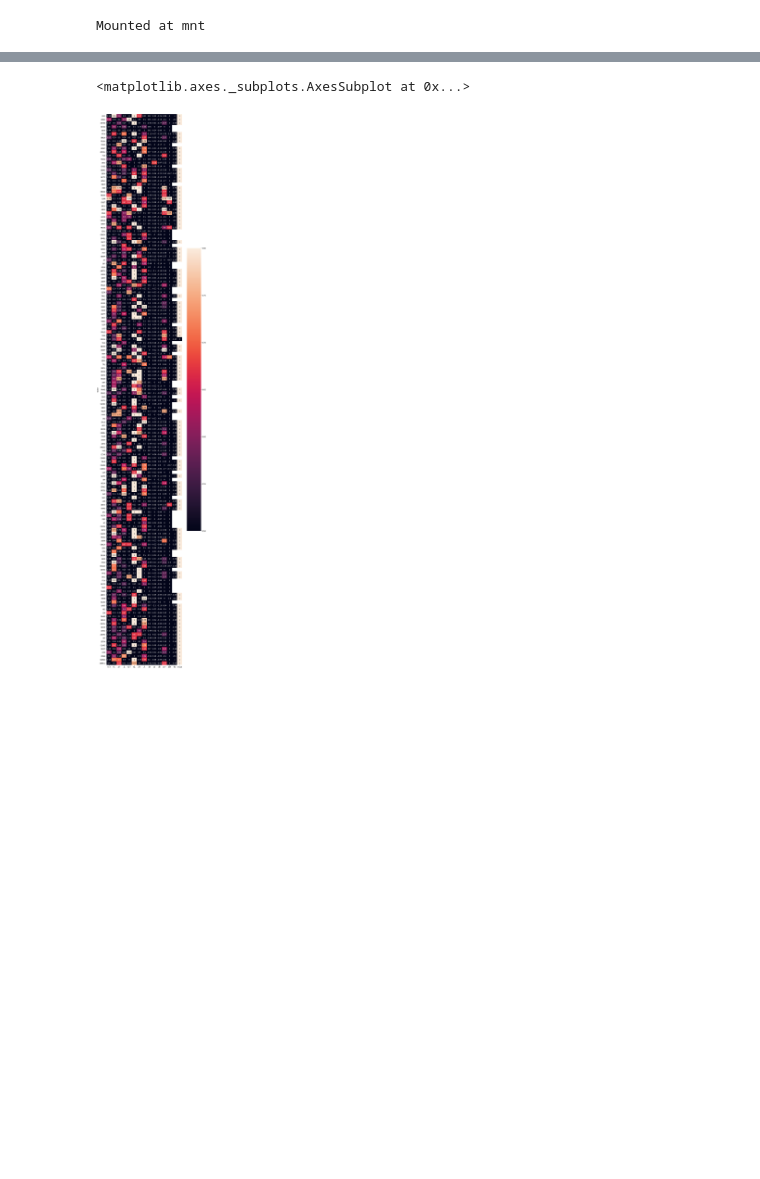
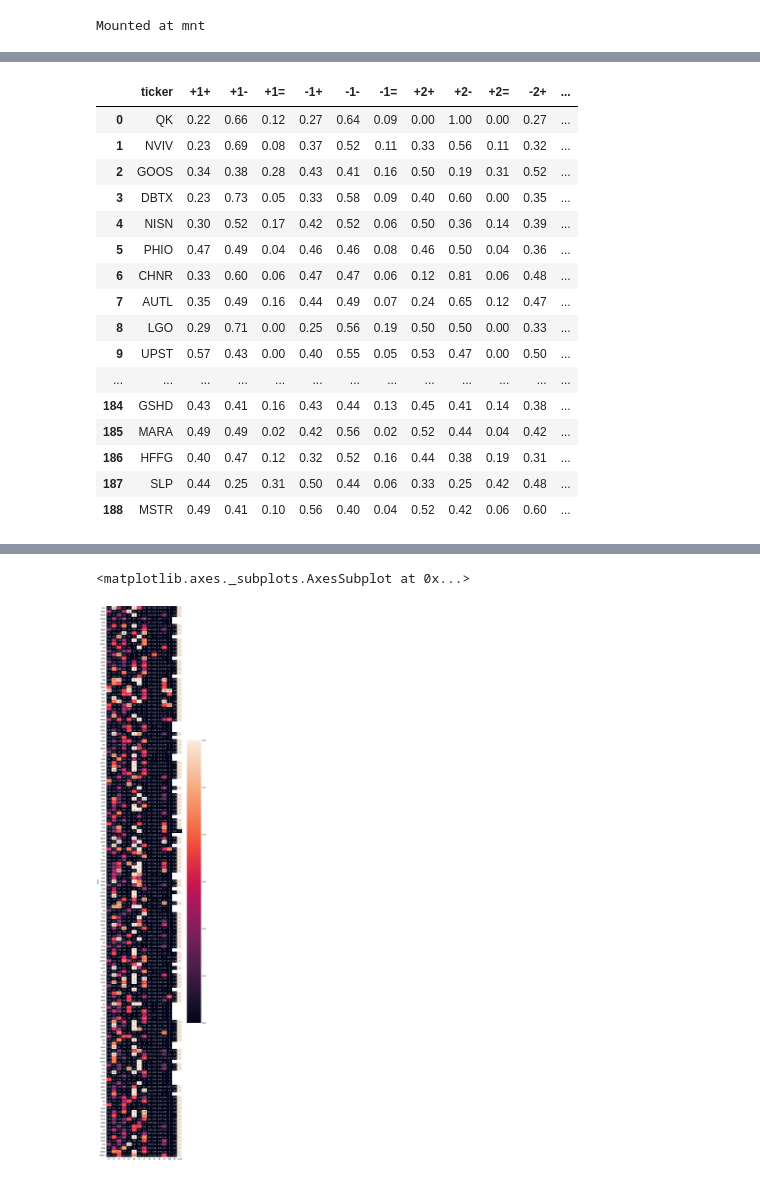
Before and after one commit to lamalyon/ProjectMillion, a Jupyter notebook: scanner.ipynb, the cells around one changed output, grey strips where cells are left out. Saved outputs shown, nothing was run; the diff lists cells and outputs as text; code cells hidden in the pictures; blank space fills up the shorter version.

```diff
--- a/scanner.ipynb
+++ b/scanner.ipynb
@@ -183,8 +22,0 @@ for i in range(2):
-# %%
-stockList = [
-'ZVO','WISH','RPHM','EVOK','BHR','DXF','PTIX','OBLN','POSH','YCBD','KBNT','AMWL','FLR','FREQ','CRIS','EYES','SQBG','CXDC','SIOX','LHDX','NCTY','TRQ','ATNF','MEIP','HYMC','INM','VIRX','EBON','MASS','EAR','RIOT','CNET','BFLY','ANIX','RNA','LEDS','PHUN','URGN','TUSK','WINT','MGTA','UVXY','BTX','EDU','EGLX','ONEM','BMBL','MICT','PATI','NTEC','PCT','SNMP','YQ','ZY','MARA','BFI','IKNA','AMTX','UAVS','HAE','SPRT','ZEPP','PRAX','OLO','ETNB','ELTK','TMCI','PETZ','PALI','SINO','VLDR','GRAY','INTZ','AGFY','HFFG','NNOX','BKTI','HGSH','VINO','DSP','LGO','PRLD','CAN','OPGN','TLIS','BEEM','DV','KBSF','BIVI','PED','SDPI','TAL','GRCL','ADN','REKR','AHPI','HRTX','QK','RYAM','KRT','APLT','PAAS','PRPO','DAO','AUTL','SONM','XBIO','TAOP','HOWL','FTFT','BIOC','DQ','STEM','WNW','DBTX','SHLS','ATIF','MSTR','LIVE','AVGR','VZIO','GMBL','PLSE','OYST','AIHS','NEW','MREO','ATER','VXX','YVR','CTXR','CHNR','YALA','PUBM','RMED','LIZI','VIXY','ALRN','SPI','AEVA','AMEH','CPNG','BCEL','GBS','SLP','SHC','LODE','LEE','ORTX','OEG','HIMS','JFU','REPX','PBF','KC','CSCW','UTME','GOOS','NVIV','CGEM','FEDU','XSPA','GNCA','OSH','CPE','BLNK','BIMI','PHIO','MSGM','GSHD','PFIE','OCG','GTBP','NBY','FUV','RETO','VTGN','SGA','TLMD','ABEO','NISN','KLDO','UPST','AEI','EM','PHAR','SNGX','DOYU','XCUR','DRIO','ADMS','IKT','QTRX','ALF','GLMD','OUST','UTZ','IPWR','NMRD','OIBR-C'
-]
-end = datetime.date.today()# - datetime.timedelta(1)
-start = end - datetime.timedelta(32)
-data = stockScan(stockList,start=start,end=end,mode='trade')
-df = predict(data)
@@ -233,4 +22,0 @@ df.loc[df.Trd>0].ticker.tolist()
-# %%
-df = pd.concat(d.values())
-temp = df.loc[df.result.notnull(),'result']
-temp.value_counts(normalize=True)
@@ -290,0 +259,22 @@ df
+# %%
+# @title stockScan()
+def stockScan():
+    stockList = pd.Series(os.listdir('StockDB')).str.replace('.csv','').tolist()
+    l=[]
+    error=[]
+    for i in stockList:
+        try:
+            temp = pd.read_csv('StockDB/{name}.csv'.format(name=i))
+            temp = formatStock(temp)
+            stat = temp[:-2]
+            test = temp[-2:]
+            statReport = stockStat(stat,i)
+            test = test[-2:][['Growth']].set_index(pd.Index(['d2','d1'])).Growth.to_dict()
+            test['d0'] = 0
+            statReport.update(test)
+            l.append(statReport)
+        except:
+            error.append(i)
+            print('error: {stock}'.format(stock=i))
+    df = pd.DataFrame(l)
+    return df[['ticker','+1+','+1-','+1=','-1+','-1-','-1=','+2+','+2-','+2=','-2+','-2-','-2=','d2','d1','d0']]
@@ -290,0 +307,21 @@ df
+# %%
+# @title stockScan for today trade
+viewAll(predict(stockScan()),None)
+# %% [output]
+|  | ticker | +1+ | +1- | +1= | -1+ | -1- | -1= | +2+ | +2- | +2= | -2+ | ... |
+| 0 | QK | 0.22 | 0.66 | 0.12 | 0.27 | 0.64 | 0.09 | 0.00 | 1.00 | 0.00 | 0.27 | ... |
+| 1 | NVIV | 0.23 | 0.69 | 0.08 | 0.37 | 0.52 | 0.11 | 0.33 | 0.56 | 0.11 | 0.32 | ... |
+| 2 | GOOS | 0.34 | 0.38 | 0.28 | 0.43 | 0.41 | 0.16 | 0.50 | 0.19 | 0.31 | 0.52 | ... |
+| 3 | DBTX | 0.23 | 0.73 | 0.05 | 0.33 | 0.58 | 0.09 | 0.40 | 0.60 | 0.00 | 0.35 | ... |
+| 4 | NISN | 0.30 | 0.52 | 0.17 | 0.42 | 0.52 | 0.06 | 0.50 | 0.36 | 0.14 | 0.39 | ... |
+| 5 | PHIO | 0.47 | 0.49 | 0.04 | 0.46 | 0.46 | 0.08 | 0.46 | 0.50 | 0.04 | 0.36 | ... |
+| 6 | CHNR | 0.33 | 0.60 | 0.06 | 0.47 | 0.47 | 0.06 | 0.12 | 0.81 | 0.06 | 0.48 | ... |
+| 7 | AUTL | 0.35 | 0.49 | 0.16 | 0.44 | 0.49 | 0.07 | 0.24 | 0.65 | 0.12 | 0.47 | ... |
+| 8 | LGO | 0.29 | 0.71 | 0.00 | 0.25 | 0.56 | 0.19 | 0.50 | 0.50 | 0.00 | 0.33 | ... |
+| 9 | UPST | 0.57 | 0.43 | 0.00 | 0.40 | 0.55 | 0.05 | 0.53 | 0.47 | 0.00 | 0.50 | ... |
+| ... | ... | ... | ... | ... | ... | ... | ... | ... | ... | ... | ... | ... |
+| 184 | GSHD | 0.43 | 0.41 | 0.16 | 0.43 | 0.44 | 0.13 | 0.45 | 0.41 | 0.14 | 0.38 | ... |
+| 185 | MARA | 0.49 | 0.49 | 0.02 | 0.42 | 0.56 | 0.02 | 0.52 | 0.44 | 0.04 | 0.42 | ... |
+| 186 | HFFG | 0.40 | 0.47 | 0.12 | 0.32 | 0.52 | 0.16 | 0.44 | 0.38 | 0.19 | 0.31 | ... |
+| 187 | SLP | 0.44 | 0.25 | 0.31 | 0.50 | 0.44 | 0.06 | 0.33 | 0.25 | 0.42 | 0.48 | ... |
+| 188 | MSTR | 0.49 | 0.41 | 0.10 | 0.56 | 0.40 | 0.04 | 0.52 | 0.42 | 0.06 | 0.60 | ... |
```
Also changed, not shown: parts of 49 cells of this notebook.
